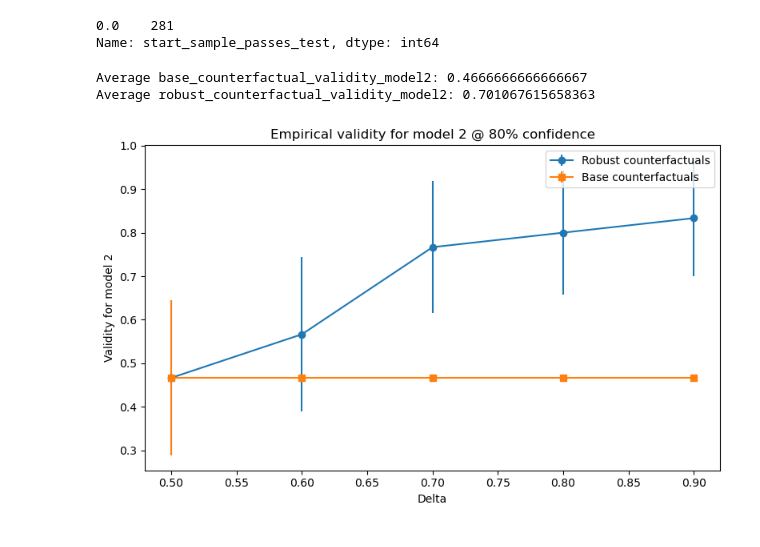
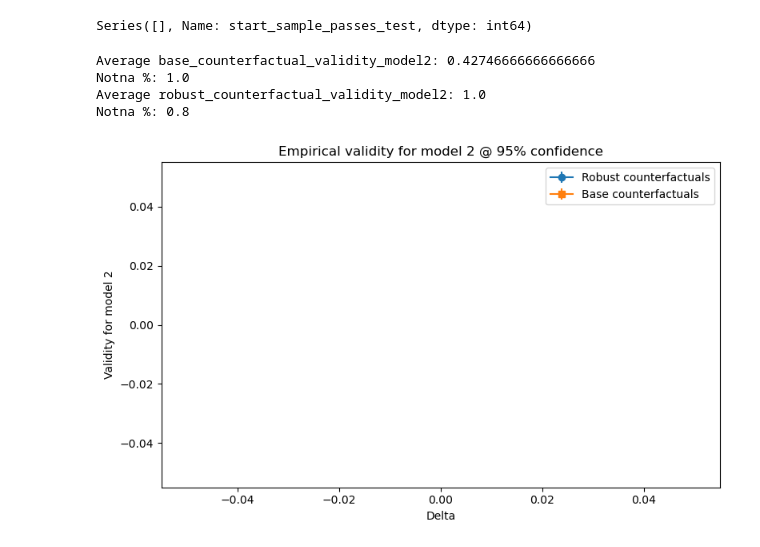
Before and after one commit to istepka/betarce, a Jupyter notebook: check.ipynb, the cells around one changed output. Cells and saved outputs as stored; diff of their text form; code cells hidden in the pictures.

```diff
--- a/check.ipynb
+++ b/check.ipynb
@@ -13,16 +13,17 @@ colors_continuous = sns.color_palette('viridis')
 # Do not hide any columns
 pd.set_option('display.max_columns', None)
 
+results_path = 'results_localtesting/results'
 
 # Read all the results from results/ directory
 results = []
-for file in os.listdir('results'):
+for file in os.listdir(results_path):
     if file.endswith('.feather'):
-        results.append(pd.read_feather(f'results/{file}'))
+        results.append(pd.read_feather(f'{results_path}/{file}'))
 
 # Concatenate all the results
 df: pd.DataFrame = pd.concat(results, ignore_index=True)
 
-df.head(5)
+df.head(10)
 # %% [output]
 |  | experiment_type | dataset_name | k_mlps_in_B | fold_i | experiment_generalization_type | beta_confidence | ... |
@@ -34,17 +40,20 @@ df.head(5)
 # %%
 df['start_sample_passes_test'].value_counts()
 # %% [output]
-0.0    281
-Name: start_sample_passes_test, dtype: int64
+Series([], Name: start_sample_passes_test, dtype: int64)
 # %%
-base_validity_model2 = df[df['base_counterfactual'] != None]['base_counterfactual_validity_model2'].dropna()
+base_validity_model2 = df[df['base_counterfactual'] != None]['base_counterfactual_validity_model2']
 print('Average base_counterfactual_validity_model2:', base_validity_model2.mean())
+print('Notna %:', base_validity_model2.notna().sum() / base_validity_model2.shape[0])
 
-robust_validity_model2 = df[df['robust_counterfactual'] != None]['robust_counterfactual_validity_model2'].dropna()
+robust_validity_model2 = df[df['robust_counterfactual'] != None]['robust_counterfactual_validity_model2']
 print('Average robust_counterfactual_validity_model2:', robust_validity_model2.mean())
+print('Notna %:', robust_validity_model2.notna().sum() / robust_validity_model2.shape[0])
 # %% [output]
-Average base_counterfactual_validity_model2: 0.4666666666666667
-Average robust_counterfactual_validity_model2: 0.701067615658363
+Average base_counterfactual_validity_model2: 0.42746666666666666
+Notna %: 1.0
+Average robust_counterfactual_validity_model2: 1.0
+Notna %: 0.8
 # %%
 import numpy as np
 
@@ -52,34 +61,34 @@ robust = []
 robust_ci = []
 base = []
 base_ci = []
 
-unique_deltas = sorted(df['delta_robustness'].unique())
-confidence = 0.8
+unique_deltas = sorted(df['delta_robustness'].unique())[:-1]
+confidence = 0.95
 z = 1.96  # z-score for 95% confidence
 
 for delta in unique_deltas:
-    robust_data = df[(df['delta_robustness'] == delta) & (df['beta_confidence'] == confidence)]['robust_counterfactual_validity_model2'].dropna()
+    robust_data = df[(df['delta_robustness'] == delta) & (df['beta_confidence'] == confidence) & (df['start_sample_passes_test'] == 0)]['robust_counterfactual_validity_model2'].dropna()
     robust_mean = robust_data.mean()
     robust.append(robust_mean)
     robust_ci.append(z * np.sqrt((robust_mean*(1-robust_mean))/len(robust_data)))
 
     base_data = df[(df['delta_robustness'] == delta) & (df['beta_confidence'] == confidence)]['base_counterfactual_validity_model2'].dropna()
     base_mean = base_data.mean()
     base.append(base_mean if not pd.isna(base_mean) else base[0])
     base_ci.append(z * np.sqrt((base_mean*(1-base_mean))/len(base_data)) if not pd.isna(base_mean) else 0)
 
 fig, ax = plt.subplots(1, 1, figsize=(8, 5))
 
 plt.title(f'Empirical validity for model 2 @ {int(confidence*100)}% confidence')
 plt.xlabel('Delta')
 plt.ylabel('Validity for model 2')
 
 plt.errorbar(unique_deltas, robust, yerr=robust_ci, label='Robust counterfactuals', marker=markers[0], color=colors_discrete[0])
 plt.errorbar(unique_deltas, base, yerr=base_ci, label='Base counterfactuals', marker=markers[1], color=colors_discrete[1])
 
 plt.legend()
 plt.tight_layout()
 
 plt.show()
 # %% [output]
-[figure, old version]
+[figure, new version]
```
Also changed, not shown: parts of 1 cell of this notebook, 10 other files.
